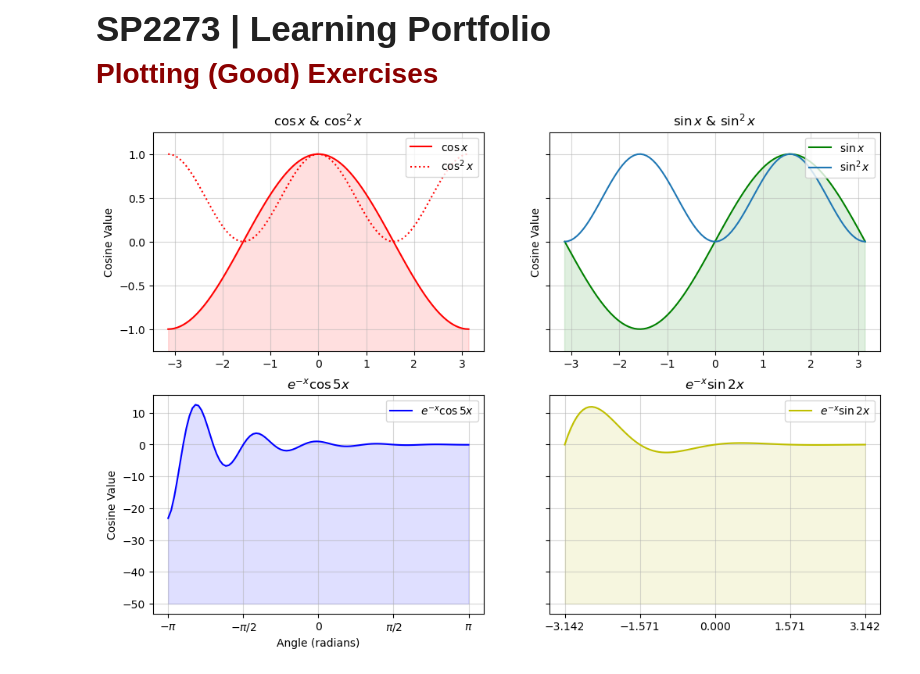
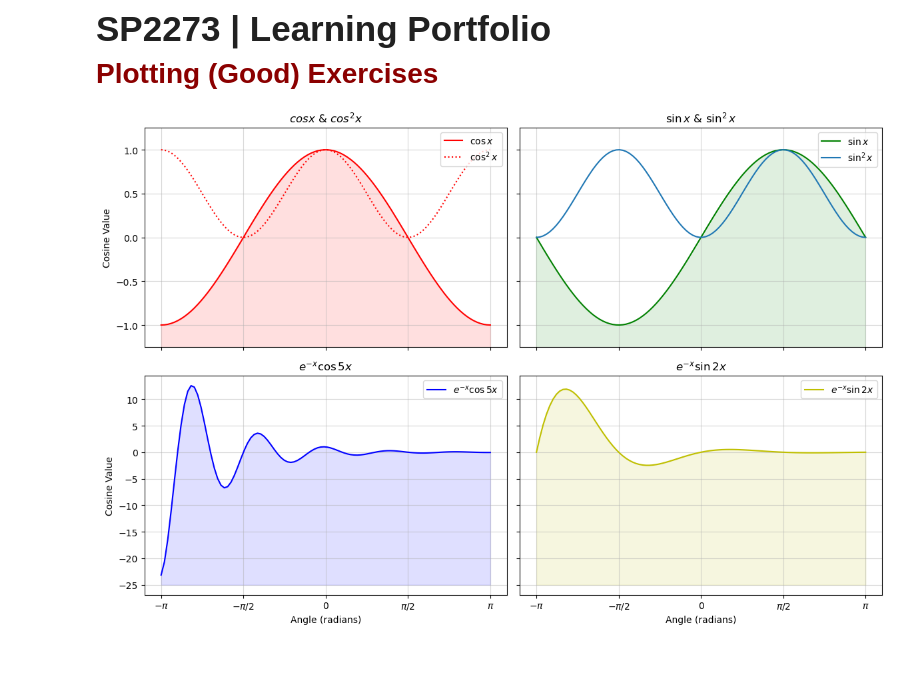
Before and after one commit to SPS-SP2273/learning-portfolio-juiws, a Jupyter notebook: 7.2_plotting__exercises/plotting_(good)_exercises.ipynb, the cells around one changed output. Saved outputs shown, nothing was run; the diff lists cells and outputs as text; code cells hidden in the pictures.

Commit message:
cooked till storing data
have yet to finish storing data good, OS, and plotting exercise 2

```diff
--- a/7.2_plotting__exercises/plotting_(good)_exercises.ipynb
+++ b/7.2_plotting__exercises/plotting_(good)_exercises.ipynb
@@ -19,7 +19,9 @@ fig, axes = plt.subplots(nrows=2, ncols=2,
 axes[0, 0].plot(x, cos_x, color='r', label='$\cos x$')
 axes[0, 0].plot(x, cos_x**2, color='r',
                 linestyle=':', label='$\cos^2 x$')
-axes[0, 0].set_title('$\cos x$ & $\cos^2x$')
+axes[0, 0].set_title('$cos x$ & $cos^2x$')
+axes[0, 0].set_xticks([-np.pi, -np.pi / 2, 0, np.pi / 2, np.pi])
+axes[0, 0].set_xticklabels([])
 axes[0, 0].set_ylabel('Cosine Value')
 axes[0, 0].fill_between(x, cos_x, -2, color='r', alpha=.125)
 axes[0, 0].legend(loc='upper right', frameon=True)
@@ -31,35 +33,41 @@ axes[0, 1].plot(x, sin_x, color='g', label='$\sin x$')
 axes[0, 1].fill_between(x, sin_x, -50, color='g', alpha=.125)
 axes[0, 1].plot(x, sin_x**2, label='$\sin^2 x$')
 axes[0, 1].set_title('$\sin x$ & $\sin^2x$')
-axes[0, 1].set_ylabel('Cosine Value')
+axes[0, 1].set_xticks([-np.pi, -np.pi / 2, 0, np.pi / 2, np.pi])
+axes[0, 1].set_xticklabels([])
+
 axes[0, 1].set_ylim(-1.25, 1.25)
 axes[0, 1].legend(loc='upper right', frameon=True)
 
 
 #------- Subplot 3 -------#
 axes[1, 0].plot(x, fun1_x, color='b', label='$e^{-x}\cos 5x$')
-axes[1, 0].fill_between(x, fun1_x, -50, color='b', alpha=.125)
+axes[1, 0].fill_between(x, fun1_x, -25, color='b', alpha=.125)
 axes[1, 0].set_title('$e^{-x}\cos 5x$')
 axes[1, 0].set_xlabel('Angle (radians)')
 axes[1, 0].set_ylabel('Cosine Value')
 axes[1, 0].set_xticks([-np.pi, -np.pi / 2, 0, np.pi / 2, np.pi])
 axes[1, 0].set_xticklabels(['$-\pi$', '$-\pi/2$', '0', '$\pi/2$', '$\pi$'])
 axes[1, 0].legend()
 
 
 #------- Subplot 4 -------#
 axes[1, 1].plot(x, fun2_x, color='y', label='$e^{-x}\sin 2x$')
 axes[1, 1].set_title('$e^{-x}\sin 2x$')
-axes[1, 1].fill_between(x, fun2_x, -50, color='y', alpha=.125)
+axes[1, 1].fill_between(x, fun2_x, -25, color='y', alpha=.125)
+axes[1, 1].set_xlabel('Angle (radians)')
 axes[1, 1].set_xticks([-np.pi, -np.pi / 2, 0, np.pi / 2, np.pi])
+axes[1, 1].set_xticklabels(['$-\pi$', '$-\pi/2$', '0', '$\pi/2$', '$\pi$'])
 axes[1, 1].legend()
 
 
 # 'flatten', 'opens' the 2D array into a simple 1D array
 for a in axes.flatten():
     a.grid(alpha=.5)
 
+plt.tight_layout()
+
 # plt.tight_layout()
 plt.show(block=False)
 # %% [output]
-[figure, old version]
+[figure, new version]
```
Also changed, not shown: 7 other files.
